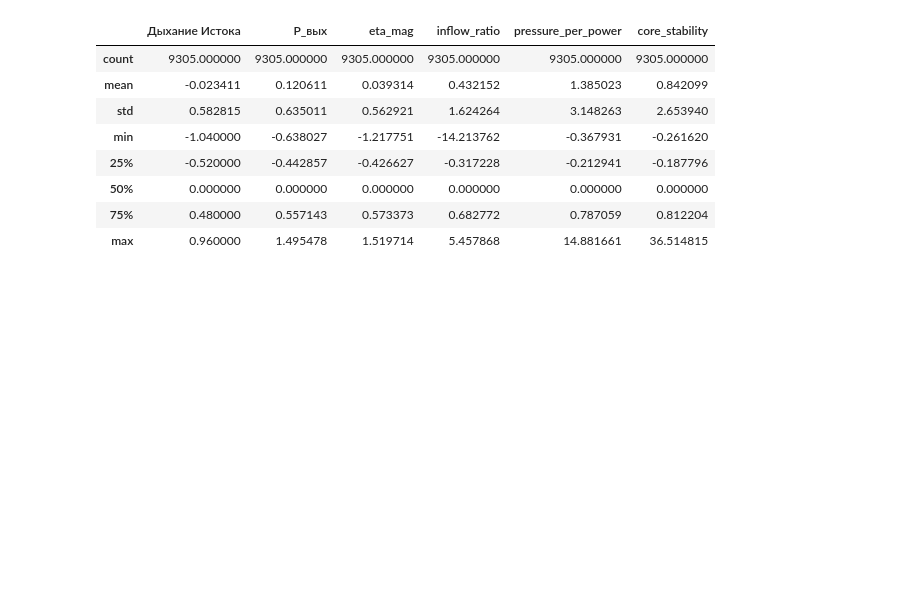
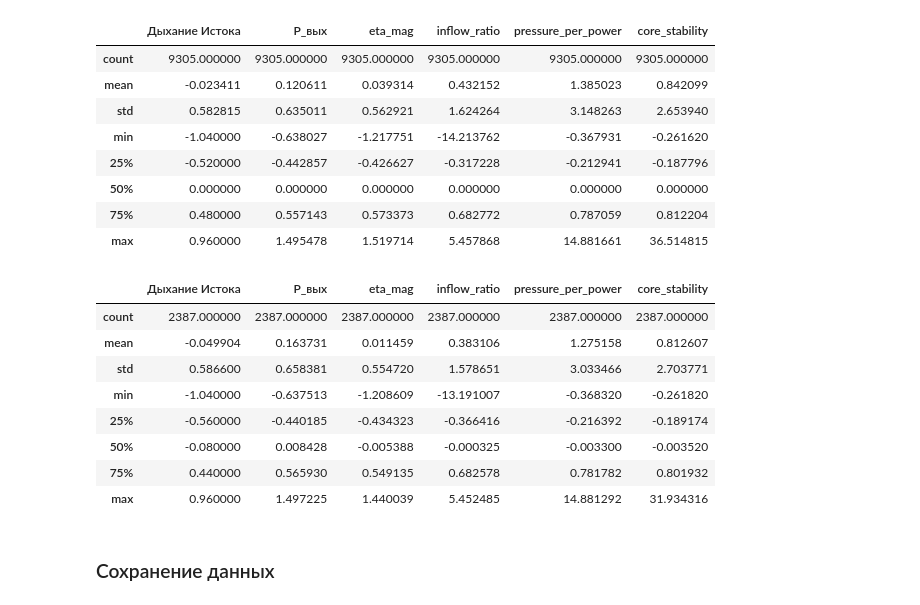
Before and after one commit to smnk-1/data-practicum, a Jupyter notebook: data_preprocessing.ipynb, the cells around one changed output. Drawn from its saved outputs; the diff is of its cells as text; code cells hidden in the pictures; blank space fills up the shorter version.

```diff
--- a/data_preprocessing.ipynb
+++ b/data_preprocessing.ipynb
@@ -905,6 +1044,20 @@ X_train_robust.describe()
 | 50% | 0.000000 | 0.000000 | 0.000000 | 0.000000 | 0.000000 | 0.000000 |
 | 75% | 0.480000 | 0.557143 | 0.573373 | 0.682772 | 0.787059 | 0.812204 |
 | max | 0.960000 | 1.495478 | 1.519714 | 5.457868 | 14.881661 | 36.514815 |
+# %%
+X_test_robust.describe()
+# %% [output]
+|  | Дыхание Истока | P_вых | eta_mag | inflow_ratio | pressure_per_power | core_stability |
+| count | 2387.000000 | 2387.000000 | 2387.000000 | 2387.000000 | 2387.000000 | 2387.000000 |
+| mean | -0.049904 | 0.163731 | 0.011459 | 0.383106 | 1.275158 | 0.812607 |
+| std | 0.586600 | 0.658381 | 0.554720 | 1.578651 | 3.033466 | 2.703771 |
+| min | -1.040000 | -0.637513 | -1.208609 | -13.191007 | -0.368320 | -0.261820 |
+| 25% | -0.560000 | -0.440185 | -0.434323 | -0.366416 | -0.216392 | -0.189174 |
+| 50% | -0.080000 | 0.008428 | -0.005388 | -0.000325 | -0.003300 | -0.003520 |
+| 75% | 0.440000 | 0.565930 | 0.549135 | 0.682578 | 0.781782 | 0.801932 |
+| max | 0.960000 | 1.497225 | 1.440039 | 5.452485 | 14.881292 | 31.934316 |
+# %% [markdown]
+### Сохранение данных
 # %%
 X_train.to_csv('data/X_train_original.csv', index=False)
 X_train_standard.to_csv('data/X_train_standard.csv', index=False)
```
Also changed, not shown: parts of 30 cells of this notebook.
